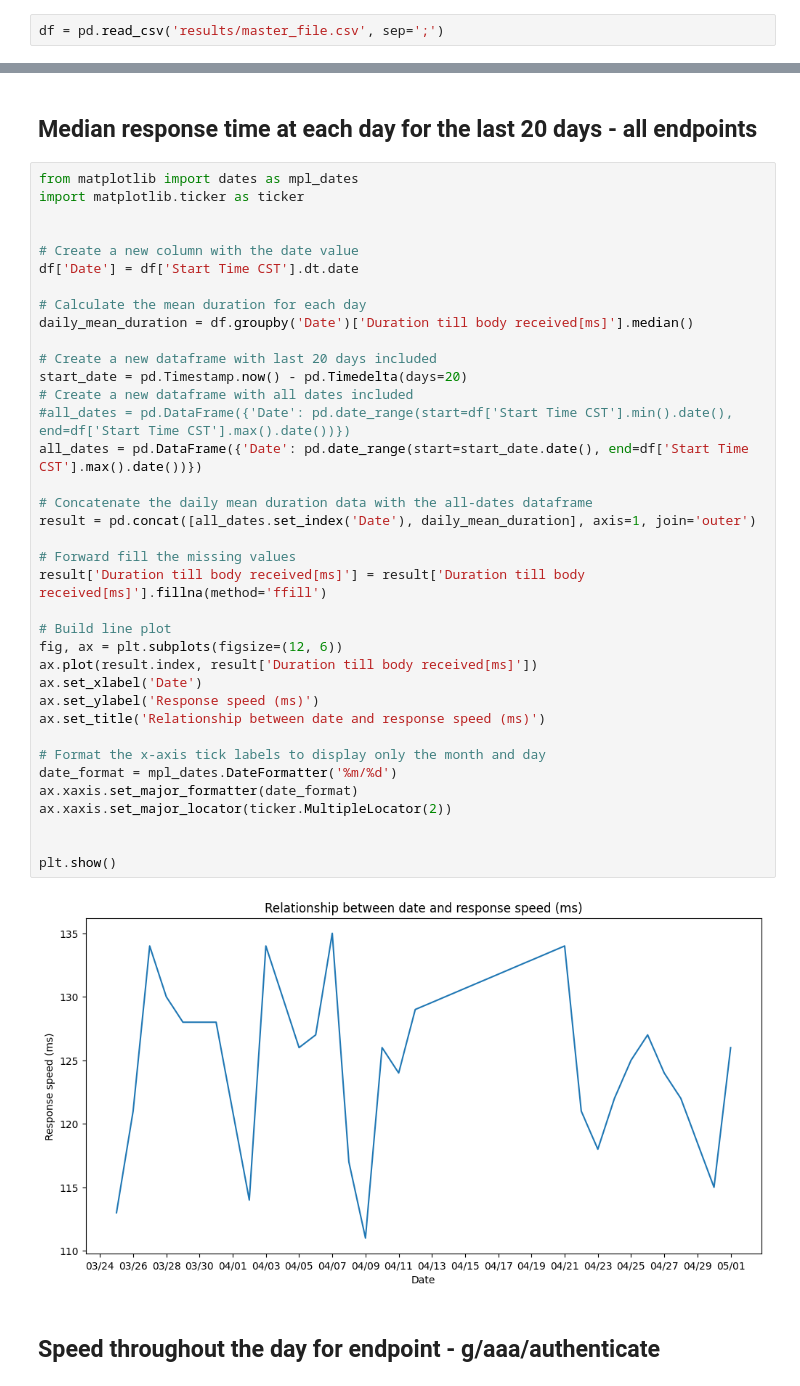
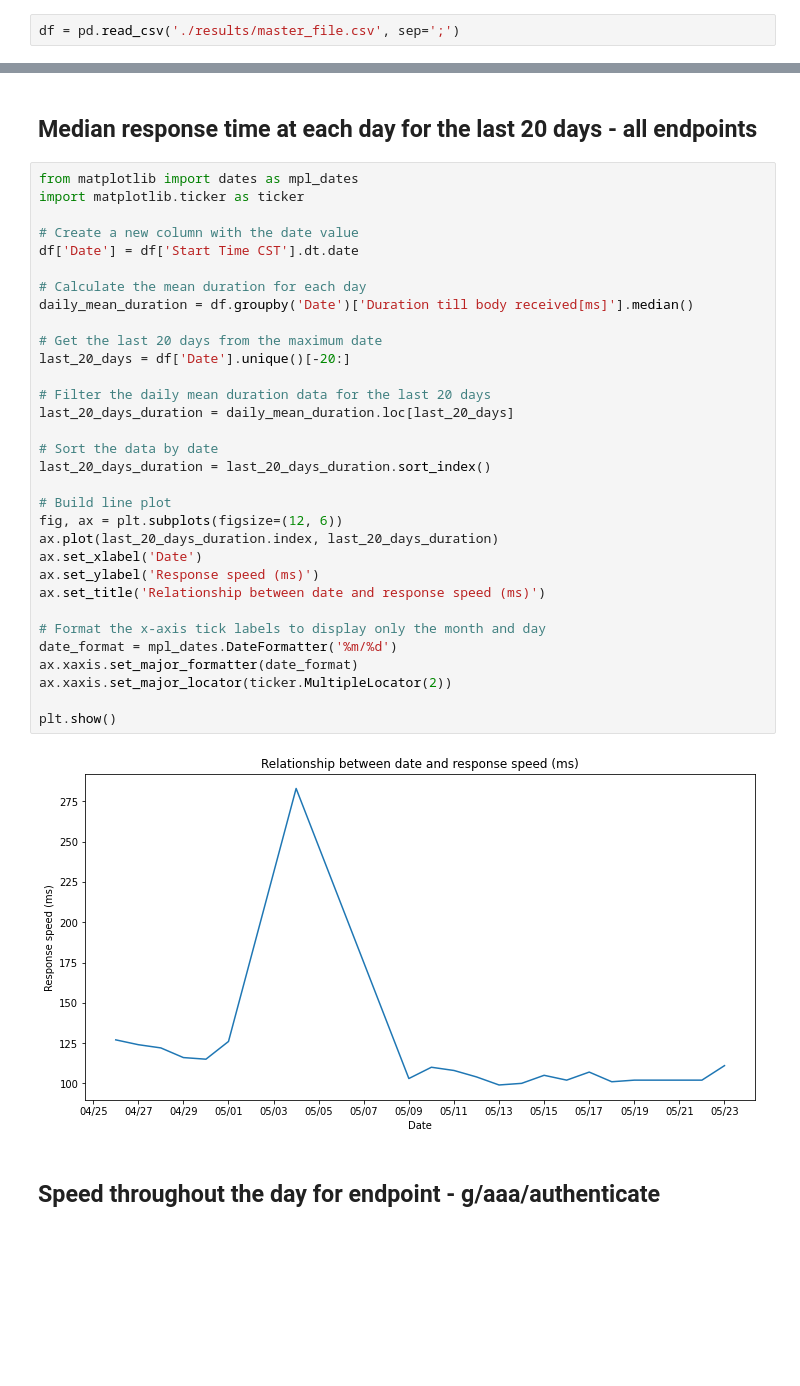
Before and after one commit to niallbuckley/API-data-analytics, a Jupyter notebook: automation_performance_analysis.ipynb, the cells around one changed output, grey strips where cells are left out. Saved outputs shown, nothing was run; the diff lists cells and outputs as text; blank space fills up the shorter version.

Commit message:
fix bug with previous 20 days displaying all results

```diff
--- a/automation_performance_analysis.ipynb
+++ b/automation_performance_analysis.ipynb
@@ -10,7 +10,7 @@ import matplotlib.pyplot as plt
 import warnings
 warnings.simplefilter('ignore', FutureWarning)
 # %%
-df = pd.read_csv('results/master_file.csv', sep=';')
+df = pd.read_csv('./results/master_file.csv', sep=';')
 # %%
 df.shape
 # %% [output]
@@ -183,42 +185,37 @@ plt.show()
 # %%
 from matplotlib import dates as mpl_dates
 import matplotlib.ticker as ticker
-
 
 # Create a new column with the date value
 df['Date'] = df['Start Time CST'].dt.date
 
 # Calculate the mean duration for each day
 daily_mean_duration = df.groupby('Date')['Duration till body received[ms]'].median()
 
-# Create a new dataframe with last 20 days included
-start_date = pd.Timestamp.now() - pd.Timedelta(days=20)
-# Create a new dataframe with all dates included
-#all_dates = pd.DataFrame({'Date': pd.date_range(start=df['Start Time CST'].min().date(), end=df['Start Time CST'].max().date())})
-all_dates = pd.DataFrame({'Date': pd.date_range(start=start_date.date(), end=df['Start Time CST'].max().date())})
+# Get the last 20 days from the maximum date
+last_20_days = df['Date'].unique()[-20:]
 
-# Concatenate the daily mean duration data with the all-dates dataframe
-result = pd.concat([all_dates.set_index('Date'), daily_mean_duration], axis=1, join='outer')
+# Filter the daily mean duration data for the last 20 days
+last_20_days_duration = daily_mean_duration.loc[last_20_days]
 
-# Forward fill the missing values
-result['Duration till body received[ms]'] = result['Duration till body received[ms]'].fillna(method='ffill')
+# Sort the data by date
+last_20_days_duration = last_20_days_duration.sort_index()
 
 # Build line plot
 fig, ax = plt.subplots(figsize=(12, 6))
-ax.plot(result.index, result['Duration till body received[ms]'])
+ax.plot(last_20_days_duration.index, last_20_days_duration)
 ax.set_xlabel('Date')
 ax.set_ylabel('Response speed (ms)')
 ax.set_title('Relationship between date and response speed (ms)')
 
 # Format the x-axis tick labels to display only the month and day
 date_format = mpl_dates.DateFormatter('%m/%d')
 ax.xaxis.set_major_formatter(date_format)
 ax.xaxis.set_major_locator(ticker.MultipleLocator(2))
 
-
 plt.show()
 # %% [output]
-[figure, old version]
+[figure, new version]
 # %% [markdown]
 ## Speed throughout the day for endpoint - g/aaa/authenticate
 # %%
```
Also changed, not shown: parts of 12 cells of this notebook, 3 other files.
